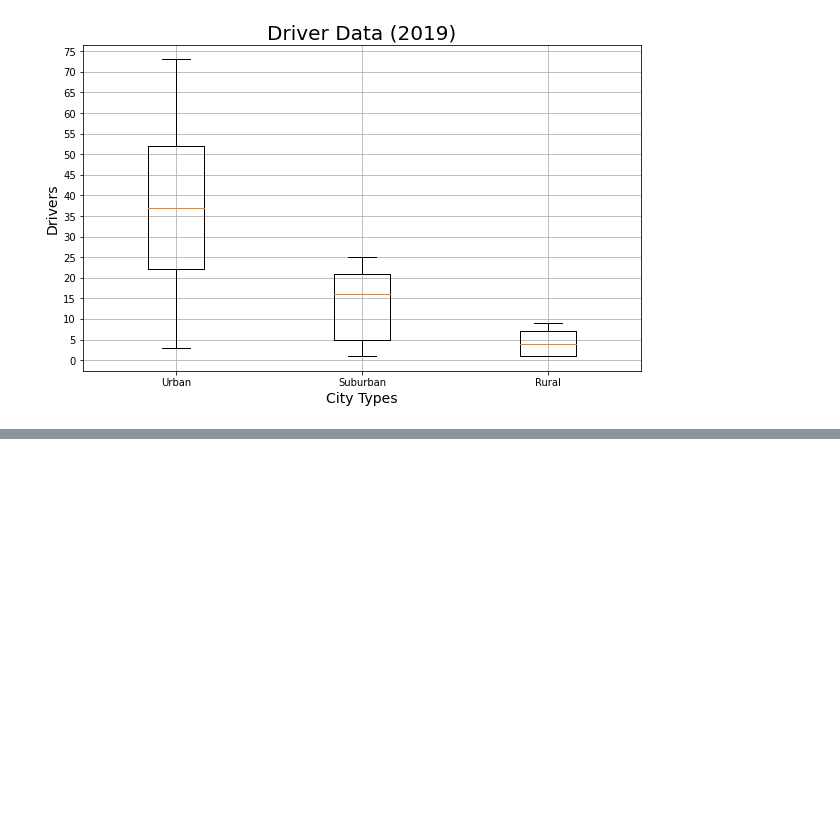
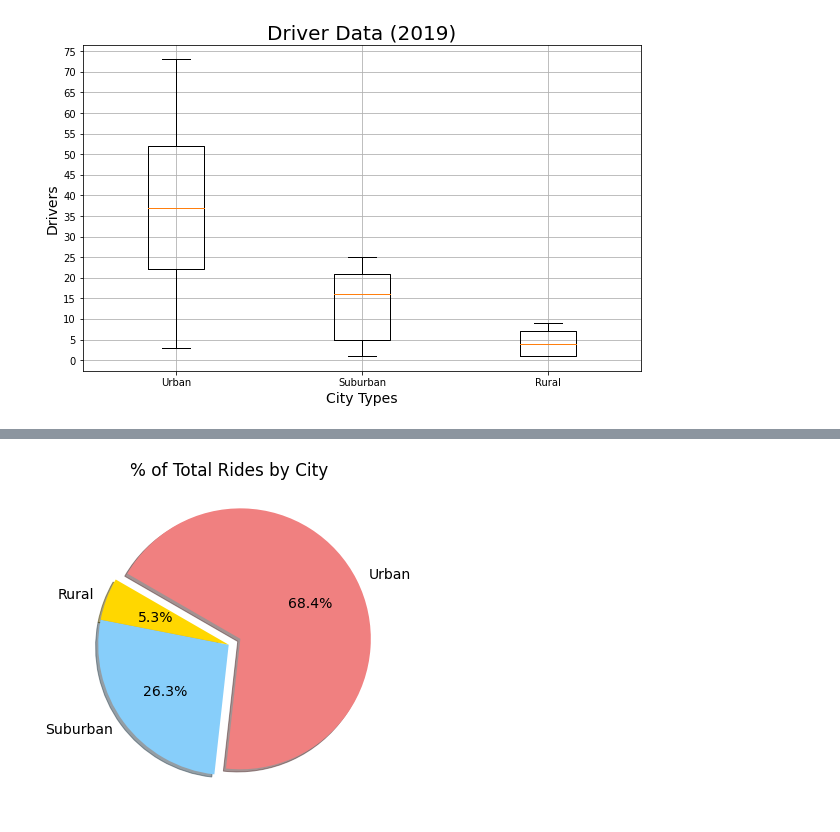
Before and after one commit to DibbleJ/PyBer_Analysis, a Jupyter notebook: PyBer.ipynb, the cells around one changed output, grey strips where cells are left out. Drawn from its saved outputs; the diff is of its cells as text; code cells hidden in the pictures; blank space fills up the shorter version.

```diff
--- a/PyBer.ipynb
+++ b/PyBer.ipynb
@@ -585,0 +607,11 @@ plt.show()
+# %%
+total_rides = [urban_ride_count.sum(), suburban_ride_count.sum(), rural_ride_count.sum()]
+plt.subplots(figsize=(10,6))
+plt.pie(total_rides, labels = city_types,
+        autopct = '%.1f%%', shadow = True,
+        explode = explode_type, colors = color_types,
+        startangle = 150, counterclock = False,)
+plt.title('% of Total Rides by City')
+plt.show()
+# %% [output]
+[figure, added]
```
Also changed, not shown: parts of 3 cells of this notebook, 3 other files.
